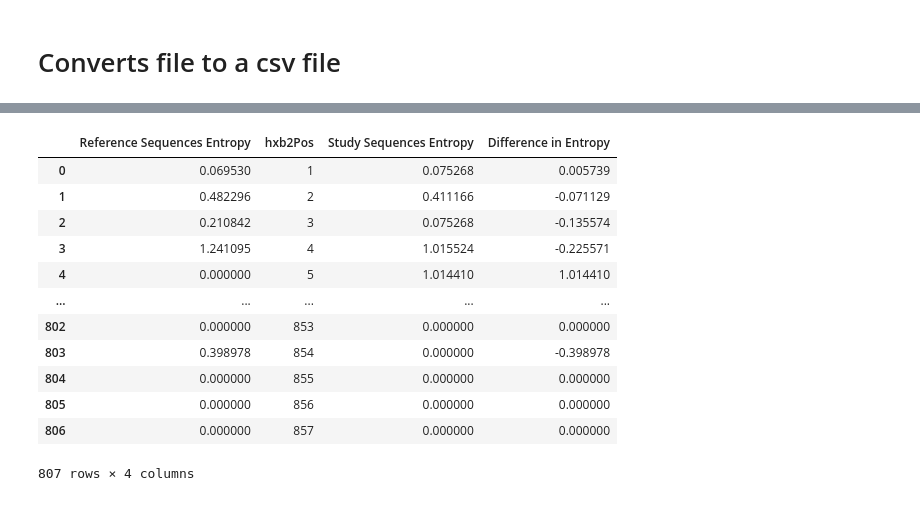
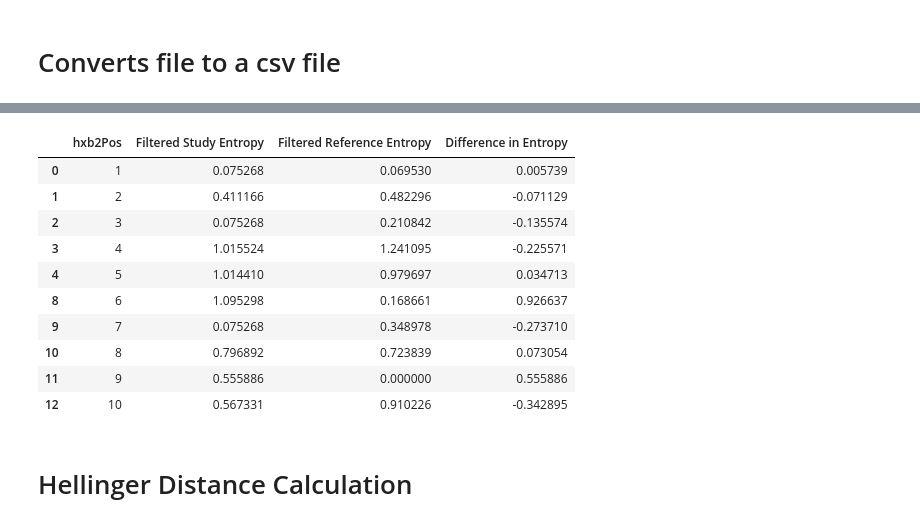
Before and after one commit to MarthinMandig/Fred_Hutch_HIV_Dump_Code, a Jupyter notebook: Fred_Hutch_RV144.ipynb, the cells around one changed output, grey strips where cells are left out. Saved outputs shown, nothing was run; the diff lists cells and outputs as text; code cells hidden in the pictures.

```diff
--- a/Fred_Hutch_RV144.ipynb
+++ b/Fred_Hutch_RV144.ipynb
@@ -563,13 +347,17 @@ Between RV144 study sequences and RV144 reference sequences
 # %%
 
 
-difference_entropy = filtered_rv144_study["Study Sequences Entropy"].values - filtered_rv144_reference['Reference Sequences Entropy'].values
+difference_entropy = usmhrp_rv144_env_map["Filtered Study Entropy"].values - filtered_lanl_map['Filtered Reference Entropy'].values
+
 
 join_dif_entropy = pd.DataFrame({"Difference in Entropy": difference_entropy})
 
 
 join_dif_entropy["hxb2Pos"] = usmhrp_rv144_env_map["hxb2Pos"].values
 print(join_dif_entropy)
+
+
+print(join_dif_entropy[:10])
 # %% [output]
      Difference in Entropy  hxb2Pos
 0                 0.005739        1
@@ -591,9 +382,9 @@ print(join_dif_entropy)
 This dataframe has the hxb2Pos, reference sequence entropies, study sequence entropies, and the entropy difference
 # %%
 
-#filtered_rv144_study["hxb2Pos"] = usmhrp_rv144_env_map["hxb2Pos"].values
-filtered_rv144_study["hxb2Pos"] = usmhrp_rv144_env_map["hxb2Pos"].astype(int).values
+
+usmhrp_rv144_env_map["hxb2Pos"] = usmhrp_rv144_env_map["hxb2Pos"].astype(int).values
 
 
-print(filtered_rv144_study)
+print(usmhrp_rv144_env_map)
 # %% [output]
@@ -614,4 +405,4 @@ print(filtered_rv144_study)
 # %%
-filtered_rv144_reference["hxb2Pos"] = usmhrp_rv144_env_map_cleaned["hxb2Pos"].values
-print(filtered_rv144_reference)
+filtered_lanl_map["hxb2Pos"] = filtered_lanl_map["hxb2Pos"].values
+print(filtered_lanl_map)
 # %% [output]
@@ -632,2 +423,15 @@ print(filtered_rv144_reference)
 # %% [markdown]
 # Converts file to a csv file
+# %%
+
+hxb_dif_entropy = (
+    usmhrp_rv144_env_map
+    .join(filtered_lanl_map.set_index('hxb2Pos'), on='hxb2Pos', lsuffix='_env', rsuffix='_lanl') #This line clarifies the duplicates in the dataframe
+    .join(join_dif_entropy.set_index('hxb2Pos'), on='hxb2Pos', lsuffix='_lanl', rsuffix='_dif')
+)
+
+
+#Drop duplicate columns (keep only the most relevant ones)
+hxb_dif_entropy = hxb_dif_entropy.drop(columns=['posNum_env', 'posNum_lanl', 'hxb2aa_lanl', 'hxb2aa_env' ])
+print(hxb_dif_entropy)
+#print(hxb_dif_entropy[:10])
@@ -634,21 +456,22 @@ print(filtered_rv144_reference)
 # %%
 
 
-hxb_dif_entropy = filtered_rv144_reference.join(filtered_rv144_study.set_index('hxb2Pos'), on='hxb2Pos').join(join_dif_entropy.set_index('hxb2Pos'), on='hxb2Pos')
+#hxb_dif_entropy = usmhrp_rv144_env_map.join(filtered_lanl_map.set_index('hxb2Pos'), on='hxb2Pos').join(join_dif_entropy.set_index('hxb2Pos'), on='hxb2Pos')
 hxb_dif_entropy
+hxb_dif_entropy[:10]
 
 #hxb_dif_entropy.to_csv("hxb2Pos_Entropy_Differences.csv", index=False)
 # %% [output]
-|  | Reference Sequences Entropy | hxb2Pos | Study Sequences Entropy | Difference in Entropy |
-| 0 | 0.069530 | 1 | 0.075268 | 0.005739 |
-| 1 | 0.482296 | 2 | 0.411166 | -0.071129 |
-| 2 | 0.210842 | 3 | 0.075268 | -0.135574 |
-| 3 | 1.241095 | 4 | 1.015524 | -0.225571 |
-| 4 | 0.000000 | 5 | 1.014410 | 1.014410 |
-| ... | ... | ... | ... | ... |
-| 802 | 0.000000 | 853 | 0.000000 | 0.000000 |
-| 803 | 0.398978 | 854 | 0.000000 | -0.398978 |
-| 804 | 0.000000 | 855 | 0.000000 | 0.000000 |
-| 805 | 0.000000 | 856 | 0.000000 | 0.000000 |
-| 806 | 0.000000 | 857 | 0.000000 | 0.000000 |
+|  | hxb2Pos | Filtered Study Entropy | Filtered Reference Entropy | Difference in Entropy |
+| 0 | 1 | 0.075268 | 0.069530 | 0.005739 |
+| 1 | 2 | 0.411166 | 0.482296 | -0.071129 |
+| 2 | 3 | 0.075268 | 0.210842 | -0.135574 |
+| 3 | 4 | 1.015524 | 1.241095 | -0.225571 |
+| 4 | 5 | 1.014410 | 0.979697 | 0.034713 |
+| 8 | 6 | 1.095298 | 0.168661 | 0.926637 |
+| 9 | 7 | 0.075268 | 0.348978 | -0.273710 |
+| 10 | 8 | 0.796892 | 0.723839 | 0.073054 |
+| 11 | 9 | 0.555886 | 0.000000 | 0.555886 |
+| 12 | 10 | 0.567331 | 0.910226 | -0.342895 |
-807 rows × 4 columns
+# %% [markdown]
+# Hellinger Distance Calculation
```
Also changed, not shown: parts of 41 cells of this notebook.
